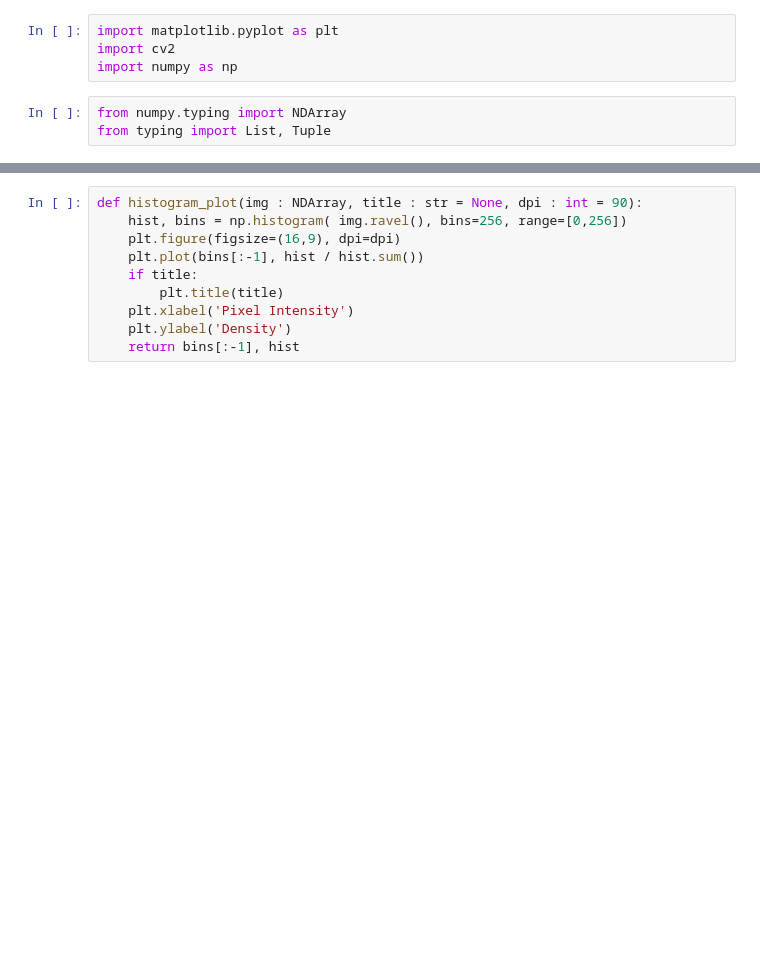
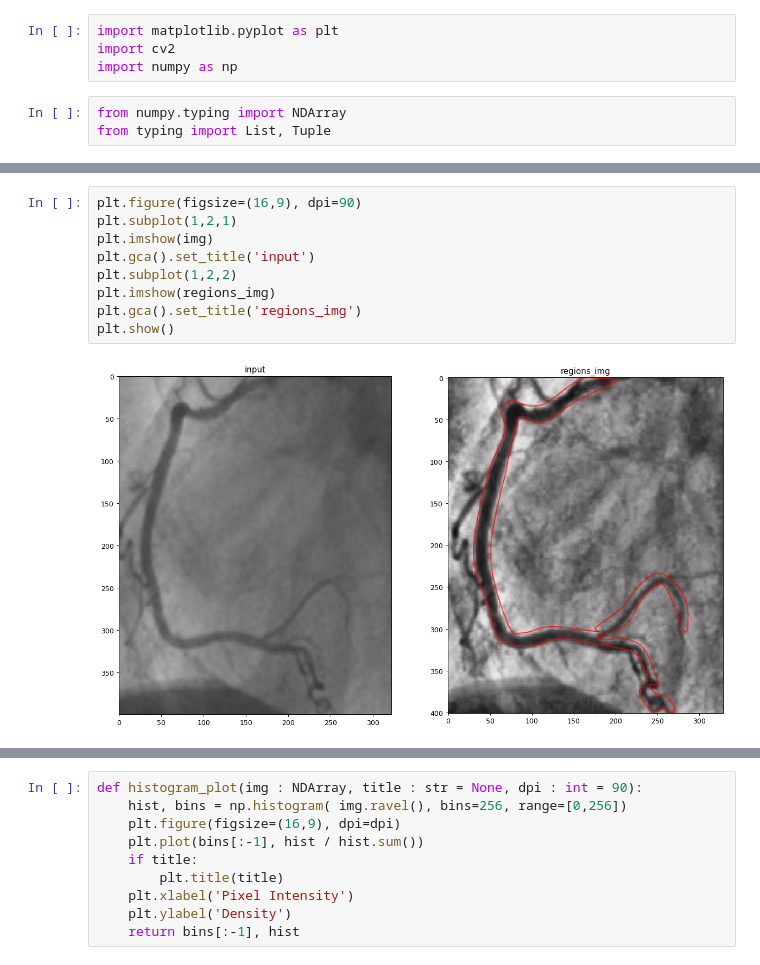
Before and after one commit to jbenshetler/vessel_segmentation, a Jupyter notebook: seg.ipynb, the cells around one changed output, grey strips where cells are left out. Saved outputs shown, nothing was run; the diff lists cells and outputs as text; blank space fills up the shorter version.

```diff
--- a/seg.ipynb
+++ b/seg.ipynb
@@ -12,2 +31,13 @@ img = cv2.imread('input/input.png')
+# %%
+plt.figure(figsize=(16,9), dpi=90)
+plt.subplot(1,2,1)
+plt.imshow(img)
+plt.gca().set_title('input')
+plt.subplot(1,2,2)
+plt.imshow(regions_img)
+plt.gca().set_title('regions_img')
+plt.show()
+# %% [output]
+[figure, added]
 # %%
 clahe = cv2.createCLAHE(clipLimit=2.0, tileGridSize=(8, 8))
```
Also changed, not shown: parts of 17 cells of this notebook, 1 other file.
